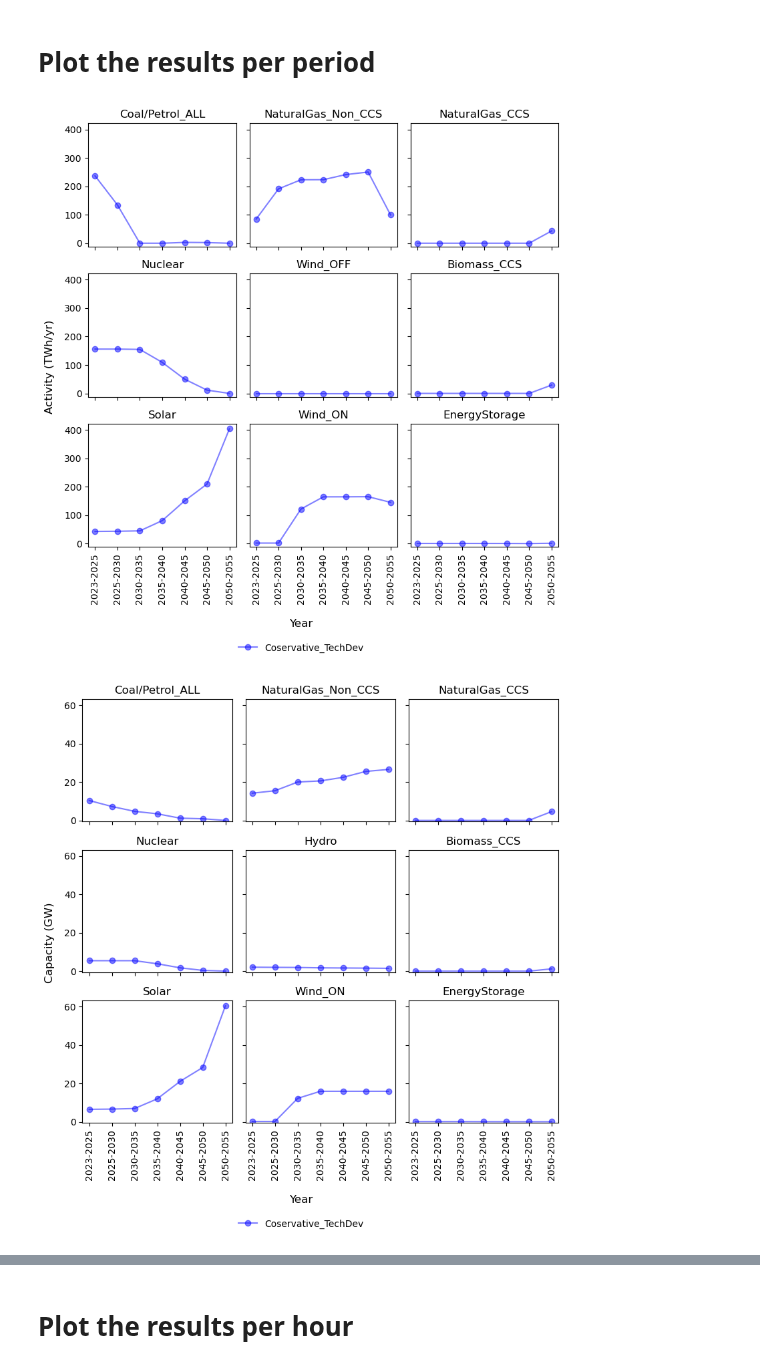
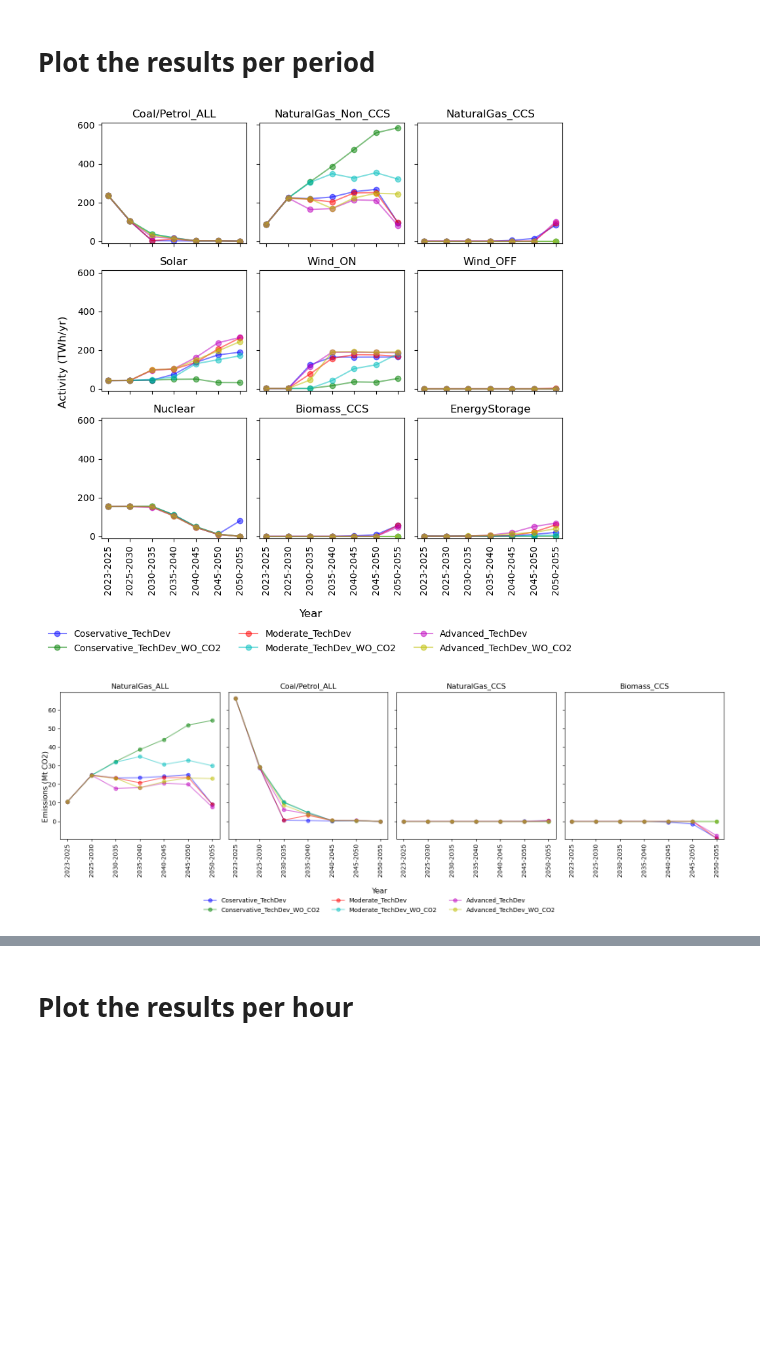
Before and after one commit to vaduraes/TemoaHurricane_V2, a Jupyter notebook: InterpretResults/PlotResultsDeterministic.ipynb, the cells around one changed output, grey strips where cells are left out. Cells and saved outputs as stored; diff of their text form; code cells hidden in the pictures; blank space fills up the shorter version.

```diff
--- a/InterpretResults/PlotResultsDeterministic.ipynb
+++ b/InterpretResults/PlotResultsDeterministic.ipynb
@@ -7,8 +7,12 @@ import matplotlib.colors as mcolors
 import sqlite3
 import sqlalchemy
 
-SqliteNames=["NC_EnergySystem2023_C.sqlite","NC_EnergySystem2023_M.sqlite","NC_EnergySystem2023_A.sqlite"]
-SqliteNames=["NC_EnergySystem2023.sqlite"]
+SqliteNames=["NC_EnergySystem2023_Conservative.sqlite", "NC_EnergySystem2023_Conservative_WO_CO2.sqlite","NC_EnergySystem2023_Moderate.sqlite",
+            "NC_EnergySystem2023_Moderate_WO_CO2.sqlite","NC_EnergySystem2023_Advanced.sqlite","NC_EnergySystem2023_Advanced_WO_CO2.sqlite"]
+#SqliteNames=["NC_EnergySystem2023.sqlite"]
+
+
+
 OutputSqlTables={"Output_CapacityByPeriodAndTech":"",
                  "Output_Costs":"",
                  "Output_Curtailment":"",
@@ -265,7 +257,7 @@ def Plot(Iten,PlotGroups, Data=Data):
     lines_labels = [axs[0, 0].get_legend_handles_labels()]
     lines, labels = [sum(lol, []) for lol in zip(*lines_labels)]
 
-    fig.legend(lines, labels=labels,loc="lower center",ncol = 5, bbox_to_anchor=(0.5, -0.05),frameon=False)
+    fig.legend(lines, labels=labels,loc="lower center",ncol = 3, bbox_to_anchor=(0.5, -0.07),frameon=False)
 
     plt.savefig("Summary_Deterministic"+Iten+".png",dpi=600,bbox_inches='tight')
 
@@ -273,26 +328,25 @@ def Plot(Iten,PlotGroups, Data=Data):
 # %%
 Iten="Activity" # "Activity" or "Emissions" or "Capacity"
 PlotGroups=[]
 PlotGroups.append(["Coal/Petrol_ALL","NaturalGas_Non_CCS", "NaturalGas_CCS"])#Line 1
-PlotGroups.append(["Nuclear","Wind_OFF", "Biomass_CCS"])#Line 2
-PlotGroups.append(["Solar","Wind_ON", "EnergyStorage"])
+PlotGroups.append(["Solar","Wind_ON", "Wind_OFF"])
+PlotGroups.append(["Nuclear","Biomass_CCS", "EnergyStorage"])#Line 2
 Plot(Iten,PlotGroups)
 
-################################
-Iten="Capacity" # "Activity" or "Emissions" or "Capacity"
-PlotGroups=[]
-PlotGroups.append(["Coal/Petrol_ALL","NaturalGas_Non_CCS", "NaturalGas_CCS"])#Line 1
-PlotGroups.append(["Nuclear","Hydro", "Biomass_CCS"])#Line 2
-PlotGroups.append(["Solar","Wind_ON", "EnergyStorage"])
-Plot(Iten,PlotGroups)
+# ################################
+# Iten="Capacity" # "Activity" or "Emissions" or "Capacity"
+# PlotGroups=[]
+# PlotGroups.append(["Coal/Petrol_ALL","NaturalGas_Non_CCS", "NaturalGas_CCS"])#Line 1
+# PlotGroups.append(["Nuclear","Hydro", "Biomass_CCS"])#Line 2
+# PlotGroups.append(["Solar","Wind_ON", "EnergyStorage"])
+# Plot(Iten,PlotGroups)
 
 ################################
 Iten="Emissions" # "Activity" or "Emissions" or "Capacity"
 PlotGroups=[]
-PlotGroups.append(["NaturalGas_Non_CCS", "NaturalGas_CCS"])#Line 1
-PlotGroups.append(["Coal/Petrol_ALL","Biomass_CCS"])#Line 2
+PlotGroups.append(["NaturalGas_ALL","Coal/Petrol_ALL", "NaturalGas_CCS","Biomass_CCS"])#Line 1
 
-Plot(Iten,PlotGroups)
+PlotHorizontal(Iten,PlotGroups)
 # %% [output]
-[figure, old version]
+[figure, new version]
-[figure, old version]
+[figure, new version]
```
Also changed, not shown: parts of 4 cells of this notebook, 13 other files.
